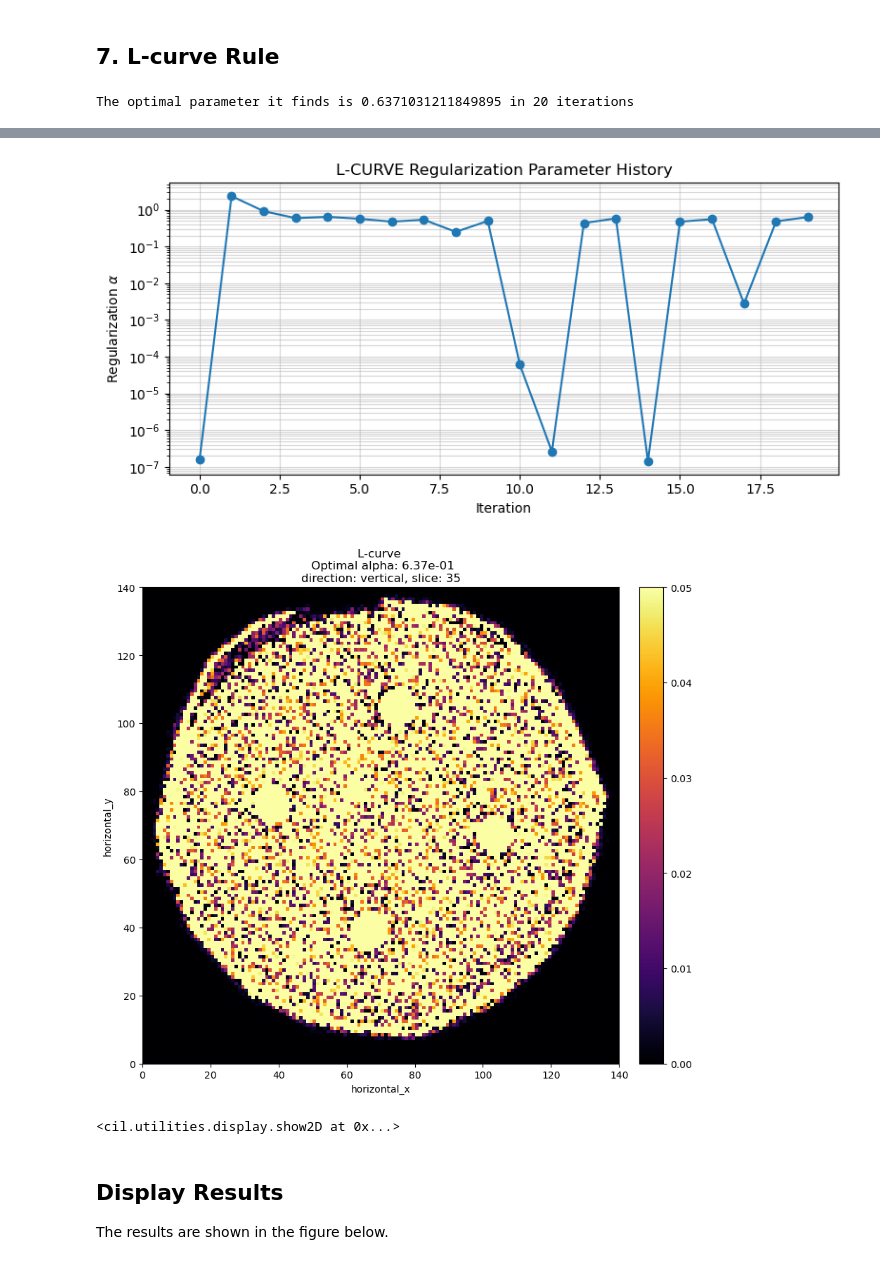
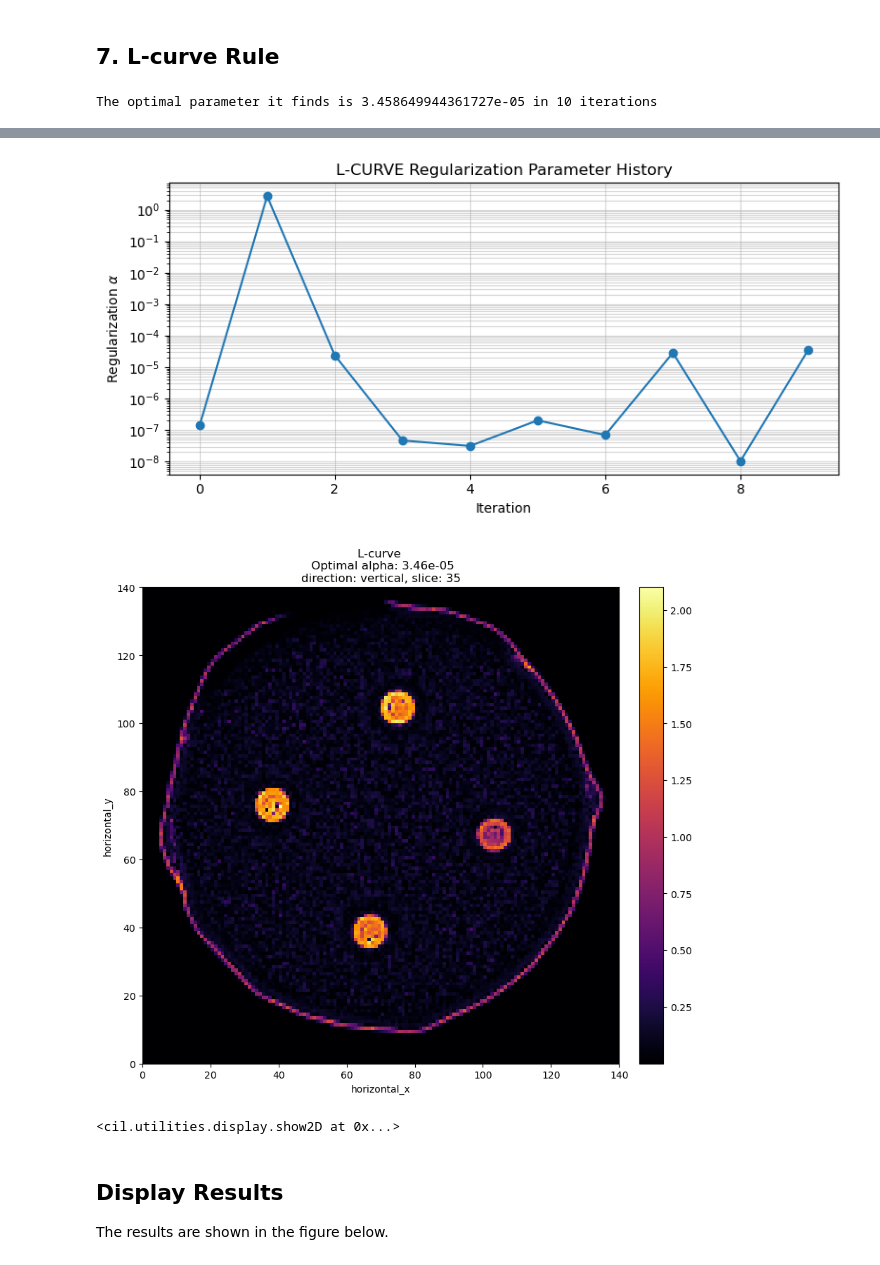
Before and after one commit to bryceshirley/CIL, a Jupyter notebook: docs/source/demos/hybrid/cylinder_L1.ipynb, the cells around one changed output, grey strips where cells are left out. Saved outputs shown, nothing was run; the diff lists cells and outputs as text; code cells hidden in the pictures.

Commit message:
Bug: fixed dataloader for cylinder and colorbars in output images

```diff
--- a/docs/source/demos/hybrid/cylinder_L1.ipynb
+++ b/docs/source/demos/hybrid/cylinder_L1.ipynb
@@ -47,6 +27,8 @@ Next we get the data geometries and define the projection operator. We also bin
 # %%
 from data_loader import load_and_process_cylinder
 
-filename = "C:\\Users\\P285563\\github\\data\\preprocessed_data"
-data, A, ig = load_and_process_cylinder(dataset_no=5,reduce_size=True,
+
+filename = "/home/dnz75396/preprocessed_data"
+data, ig, ag = load_and_process_cylinder(dataset_no=5,reduce_size=True,
                                         filename=filename)
+A = ProjectionOperator(ig, ag, device = "gpu")
@@ -359,6 +363,7 @@ hybridlsqrlcurve.reg_rule.plot_history()
 
 show2D(hybridlsqrlcurve.solution,
         title=f"L-curve \n Optimal alpha: {hybridlsqrlcurve.regalpha:.2e}",
+        slice_list={'vertical':max_vslice},
         cmap="inferno")
 # %% [output]
-The optimal parameter it finds is 0.6371031211849895 in 20 iterations
+The optimal parameter it finds is 3.458649944361727e-05 in 10 iterations
@@ -366,5 +371,5 @@ The optimal parameter it finds is 0.6371031211849895 in 20 iterations
-[figure, old version]
+[figure, new version]
-[figure, old version]
+[figure, new version]
 <cil.utilities.display.show2D at 0x...>
 # %% [markdown]
 ## Display Results
```
Also changed, not shown: parts of 10 cells of this notebook, 5 other files.
